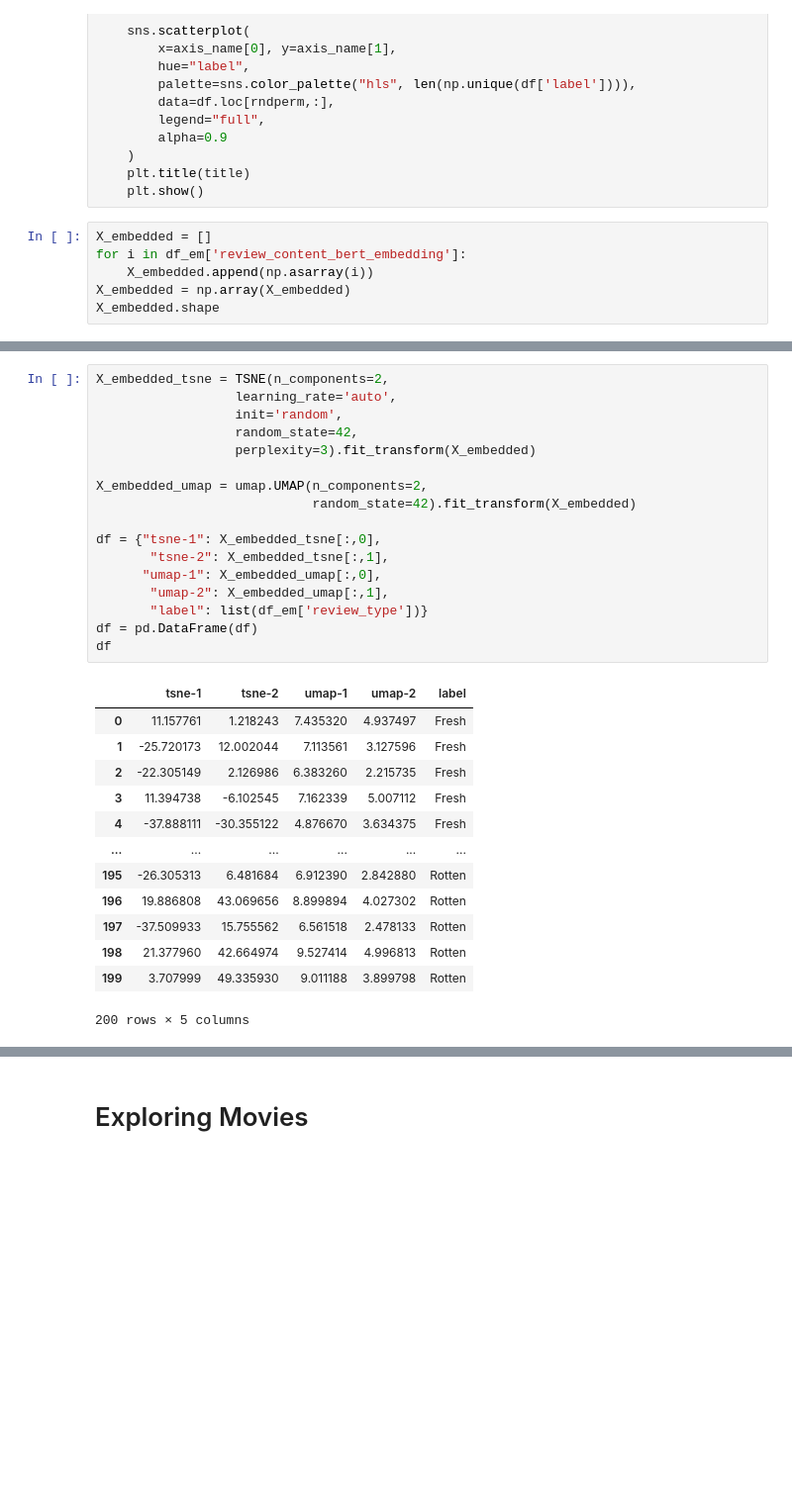
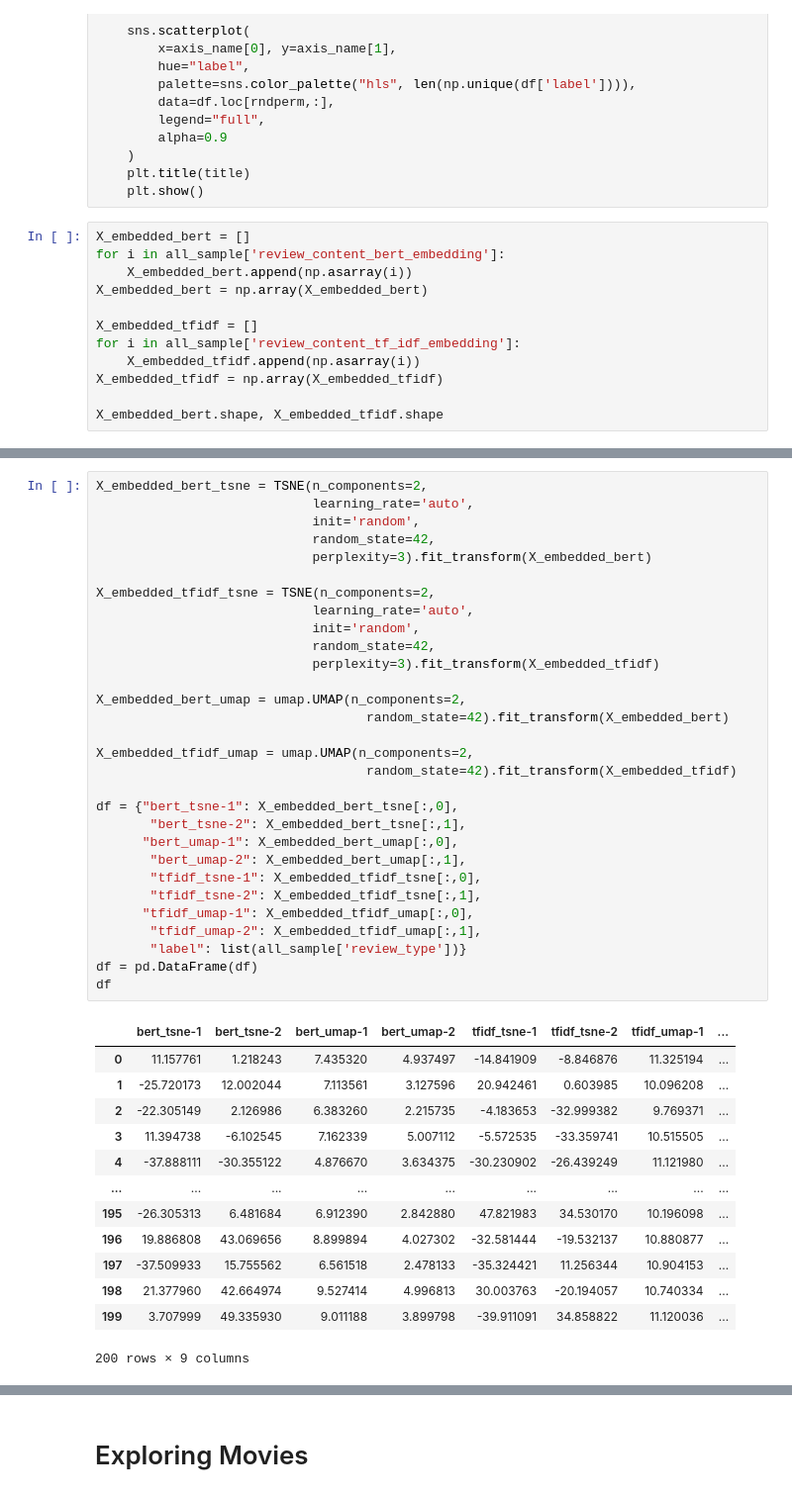
Before and after one commit to MMovasaghi/SentiMovie, a Jupyter notebook: code/Data-processing.ipynb, the cells around one changed output, grey strips where cells are left out. Shown: that part at 99% size. Cells and saved outputs as stored; diff of their text form; blank space fills up the shorter version.

Commit message:
update embedding codes

```diff
--- a/code/Data-processing.ipynb
+++ b/code/Data-processing.ipynb
@@ -214,9 +209,15 @@ def plot_data(df, title, axis_name):
     plt.title(title)
     plt.show()
 # %%
-X_embedded = []
-for i in df_em['review_content_bert_embedding']:
-    X_embedded.append(np.asarray(i))
-X_embedded = np.array(X_embedded)
-X_embedded.shape
+X_embedded_bert = []
+for i in all_sample['review_content_bert_embedding']:
+    X_embedded_bert.append(np.asarray(i))
+X_embedded_bert = np.array(X_embedded_bert)
+
+X_embedded_tfidf = []
+for i in all_sample['review_content_tf_idf_embedding']:
+    X_embedded_tfidf.append(np.asarray(i))
+X_embedded_tfidf = np.array(X_embedded_tfidf)
+
+X_embedded_bert.shape, X_embedded_tfidf.shape
 # %% [output]
@@ -224,32 +225,45 @@ X_embedded.shape
 # %%
-X_embedded_tsne = TSNE(n_components=2,
-                  learning_rate='auto',
-                  init='random',
-                  random_state=42,
-                  perplexity=3).fit_transform(X_embedded)
+X_embedded_bert_tsne = TSNE(n_components=2,
+                            learning_rate='auto',
+                            init='random',
+                            random_state=42,
+                            perplexity=3).fit_transform(X_embedded_bert)
 
-X_embedded_umap = umap.UMAP(n_components=2,
-                            random_state=42).fit_transform(X_embedded)
+X_embedded_tfidf_tsne = TSNE(n_components=2,
+                            learning_rate='auto',
+                            init='random',
+                            random_state=42,
+                            perplexity=3).fit_transform(X_embedded_tfidf)
 
-df = {"tsne-1": X_embedded_tsne[:,0],
-       "tsne-2": X_embedded_tsne[:,1],
-      "umap-1": X_embedded_umap[:,0],
-       "umap-2": X_embedded_umap[:,1],
-       "label": list(df_em['review_type'])}
+X_embedded_bert_umap = umap.UMAP(n_components=2,
+                                   random_state=42).fit_transform(X_embedded_bert)
+
+X_embedded_tfidf_umap = umap.UMAP(n_components=2,
+                                   random_state=42).fit_transform(X_embedded_tfidf)
+
+df = {"bert_tsne-1": X_embedded_bert_tsne[:,0],
+       "bert_tsne-2": X_embedded_bert_tsne[:,1],
+      "bert_umap-1": X_embedded_bert_umap[:,0],
+       "bert_umap-2": X_embedded_bert_umap[:,1],
+       "tfidf_tsne-1": X_embedded_tfidf_tsne[:,0],
+       "tfidf_tsne-2": X_embedded_tfidf_tsne[:,1],
+      "tfidf_umap-1": X_embedded_tfidf_umap[:,0],
+       "tfidf_umap-2": X_embedded_tfidf_umap[:,1],
+       "label": list(all_sample['review_type'])}
 df = pd.DataFrame(df)
 df
 # %% [output]
-|  | tsne-1 | tsne-2 | umap-1 | umap-2 | label |
-| 0 | 11.157761 | 1.218243 | 7.435320 | 4.937497 | Fresh |
-| 1 | -25.720173 | 12.002044 | 7.113561 | 3.127596 | Fresh |
-| 2 | -22.305149 | 2.126986 | 6.383260 | 2.215735 | Fresh |
-| 3 | 11.394738 | -6.102545 | 7.162339 | 5.007112 | Fresh |
-| 4 | -37.888111 | -30.355122 | 4.876670 | 3.634375 | Fresh |
-| ... | ... | ... | ... | ... | ... |
-| 195 | -26.305313 | 6.481684 | 6.912390 | 2.842880 | Rotten |
-| 196 | 19.886808 | 43.069656 | 8.899894 | 4.027302 | Rotten |
-| 197 | -37.509933 | 15.755562 | 6.561518 | 2.478133 | Rotten |
-| 198 | 21.377960 | 42.664974 | 9.527414 | 4.996813 | Rotten |
-| 199 | 3.707999 | 49.335930 | 9.011188 | 3.899798 | Rotten |
+|  | bert_tsne-1 | bert_tsne-2 | bert_umap-1 | bert_umap-2 | tfidf_tsne-1 | tfidf_tsne-2 | tfidf_umap-1 | ... |
+| 0 | 11.157761 | 1.218243 | 7.435320 | 4.937497 | -14.841909 | -8.846876 | 11.325194 | ... |
+| 1 | -25.720173 | 12.002044 | 7.113561 | 3.127596 | 20.942461 | 0.603985 | 10.096208 | ... |
+| 2 | -22.305149 | 2.126986 | 6.383260 | 2.215735 | -4.183653 | -32.999382 | 9.769371 | ... |
+| 3 | 11.394738 | -6.102545 | 7.162339 | 5.007112 | -5.572535 | -33.359741 | 10.515505 | ... |
+| 4 | -37.888111 | -30.355122 | 4.876670 | 3.634375 | -30.230902 | -26.439249 | 11.121980 | ... |
+| ... | ... | ... | ... | ... | ... | ... | ... | ... |
+| 195 | -26.305313 | 6.481684 | 6.912390 | 2.842880 | 47.821983 | 34.530170 | 10.196098 | ... |
+| 196 | 19.886808 | 43.069656 | 8.899894 | 4.027302 | -32.581444 | -19.532137 | 10.880877 | ... |
+| 197 | -37.509933 | 15.755562 | 6.561518 | 2.478133 | -35.324421 | 11.256344 | 10.904153 | ... |
+| 198 | 21.377960 | 42.664974 | 9.527414 | 4.996813 | 30.003763 | -20.194057 | 10.740334 | ... |
+| 199 | 3.707999 | 49.335930 | 9.011188 | 3.899798 | -39.911091 | 34.858822 | 11.120036 | ... |
-200 rows × 5 columns
+200 rows × 9 columns
 # %%
```
Also changed, not shown: parts of 4 cells of this notebook, 4 other files.
